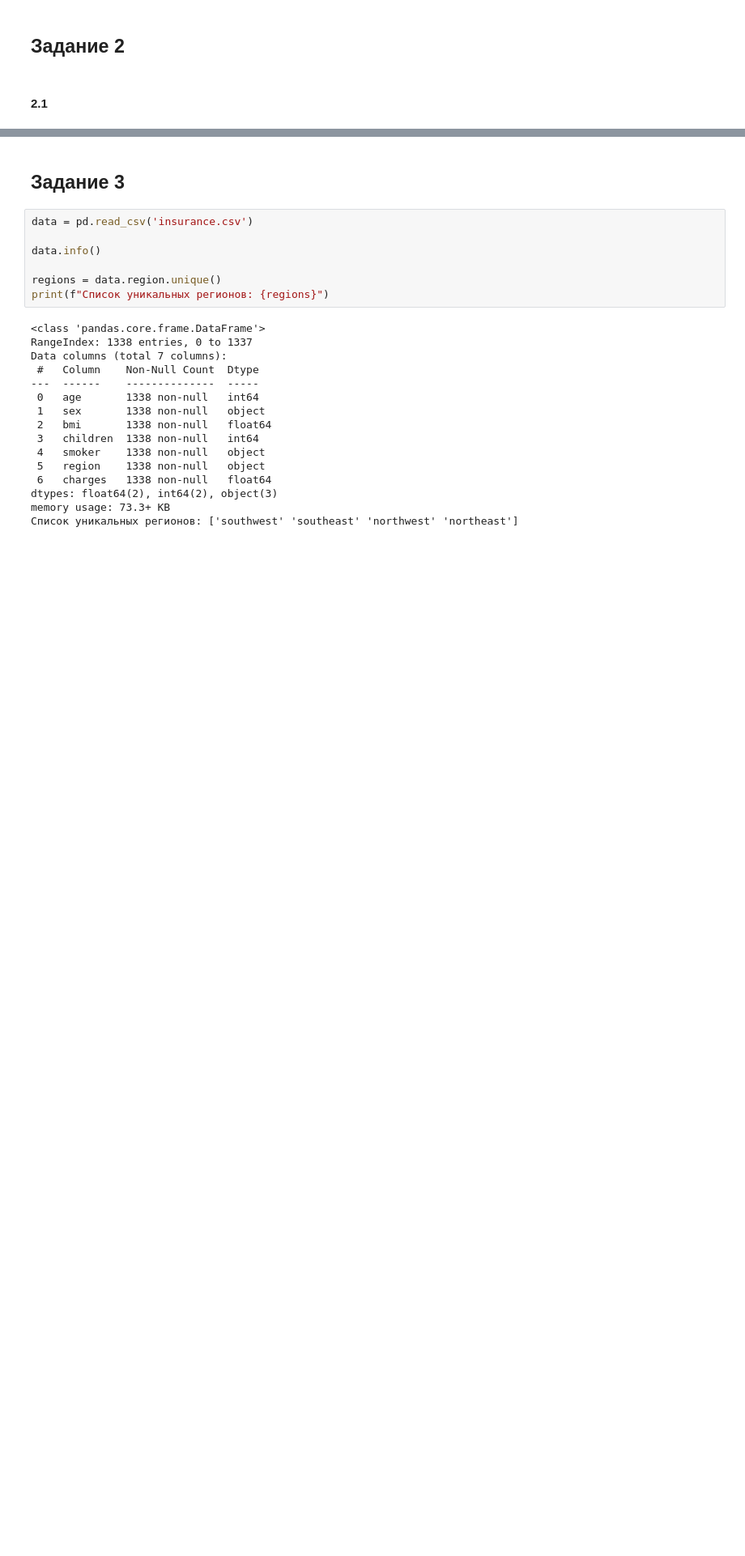
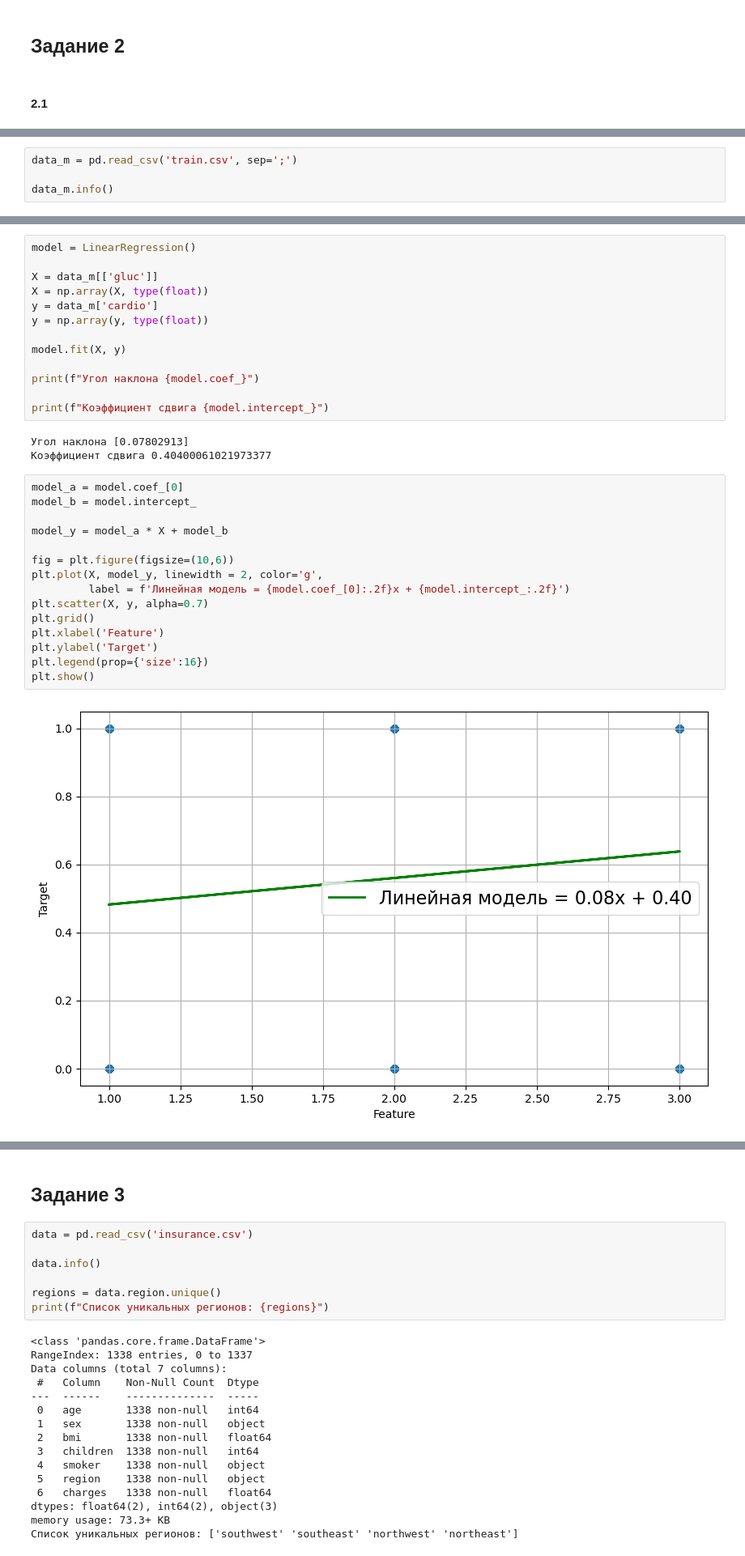
Before and after one commit to MISQZY/abdf, a Jupyter notebook: Практика 4/prac_4.ipynb, the cells around one changed output, grey strips where cells are left out. Shown at 81% size. Cells and saved outputs as stored; diff of their text form; blank space fills up the shorter version.

```diff
--- a/Практика 4/prac_4.ipynb
+++ b/Практика 4/prac_4.ipynb
@@ -41,0 +41,4 @@ data = pd.read_csv('')
+# %%
+data_m = pd.read_csv('train.csv', sep=';')
+
+data_m.info()
@@ -41,0 +80,33 @@ data = pd.read_csv('')
+# %%
+model = LinearRegression()
+
+X = data_m[['gluc']]
+X = np.array(X, type(float))
+y = data_m['cardio']
+y = np.array(y, type(float))
+
+model.fit(X, y)
+
+print(f"Угол наклона {model.coef_}")
+
+print(f"Коэффициент сдвига {model.intercept_}")
+# %% [output]
+Угол наклона [0.07802913]
+Коэффициент сдвига 0.40400061021973377
+# %%
+model_a = model.coef_[0]
+model_b = model.intercept_
+
+model_y = model_a * X + model_b
+
+fig = plt.figure(figsize=(10,6))
+plt.plot(X, model_y, linewidth = 2, color='g',
+         label = f'Линейная модель = {model.coef_[0]:.2f}x + {model.intercept_:.2f}')
+plt.scatter(X, y, alpha=0.7)
+plt.grid()
+plt.xlabel('Feature')
+plt.ylabel('Target')
+plt.legend(prop={'size':16})
+plt.show()
+# %% [output]
+[figure, added]
```
Also changed, not shown: parts of 5 cells of this notebook, 2 other files.
